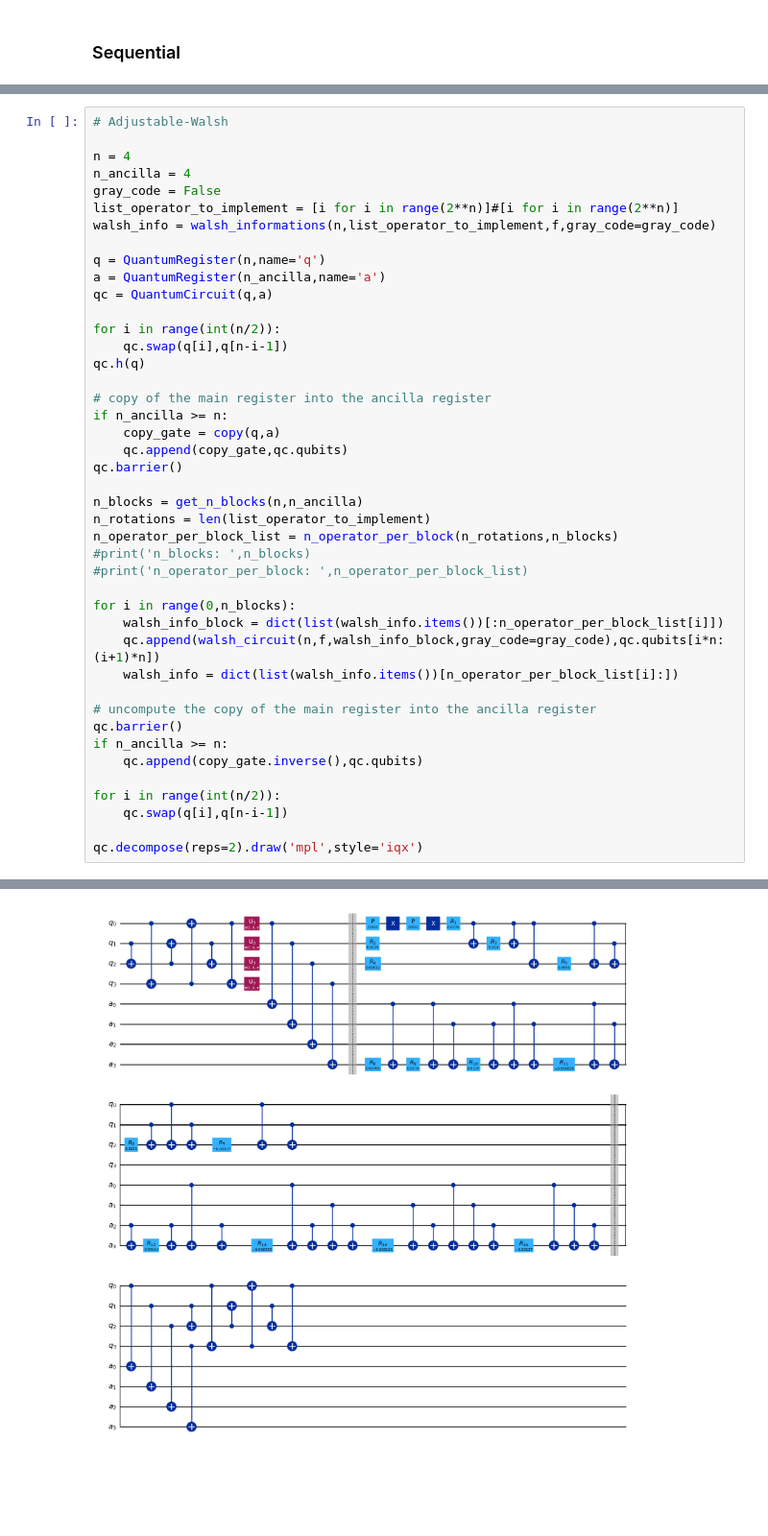
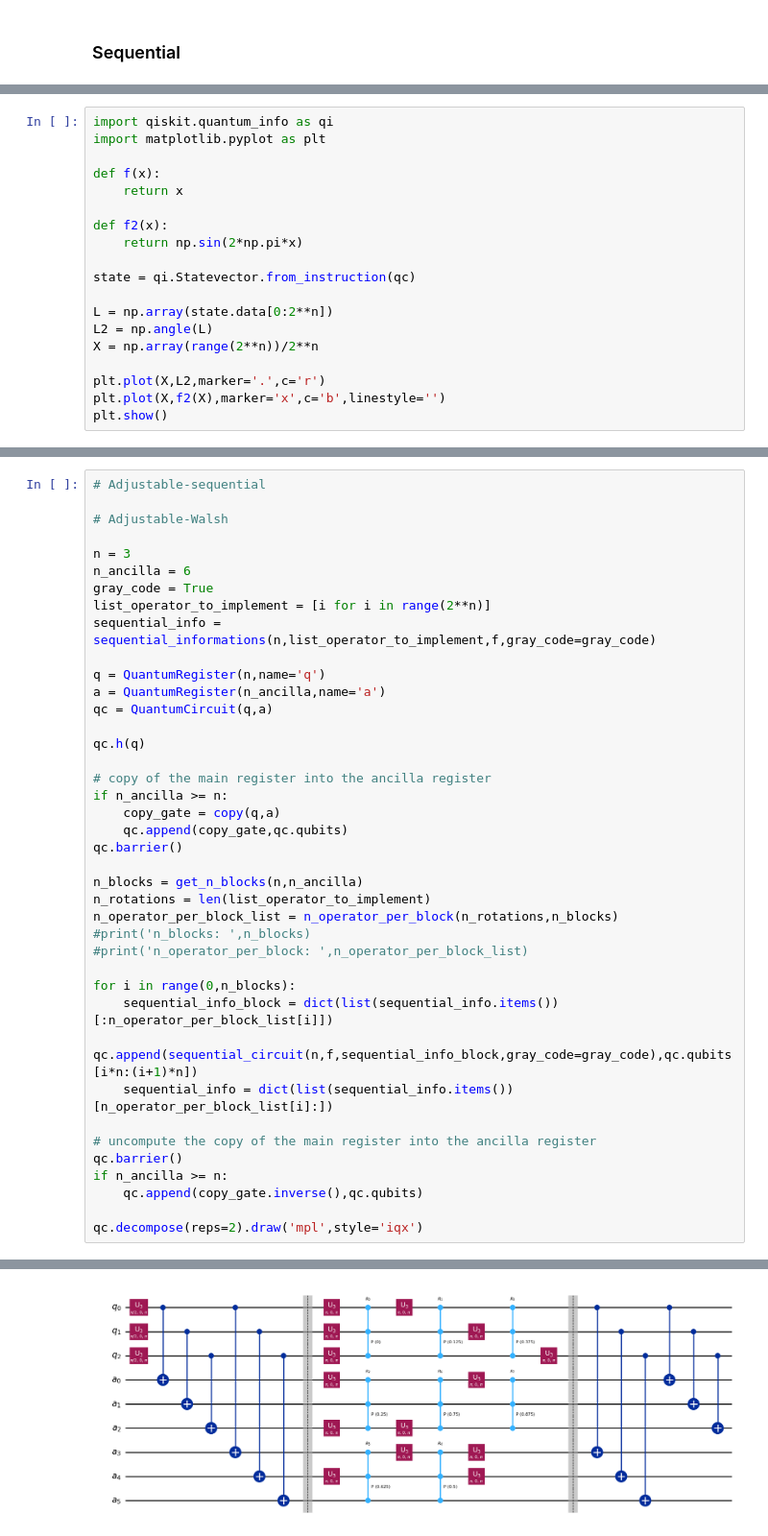
Before and after one commit to ugo-nzongani/Adjustable-depth-quantum-circuit-for-diagonal-unitary-and-QSP, a Jupyter notebook: zylberman_nzongani.ipynb, the cells around one changed output, grey strips where cells are left out. Shown at 96% size. Saved outputs shown, nothing was run; the diff lists cells and outputs as text; blank space fills up the shorter version.

```diff
--- a/zylberman_nzongani.ipynb
+++ b/zylberman_nzongani.ipynb
@@ -481,0 +420,19 @@ qc.decompose(reps=1).draw('mpl',style='iqx')
+# %%
+import qiskit.quantum_info as qi
+import matplotlib.pyplot as plt
+
+def f(x):
+    return x
+
+def f2(x):
+    return np.sin(2*np.pi*x)
+
+state = qi.Statevector.from_instruction(qc)
+
+L = np.array(state.data[0:2**n])
+L2 = np.angle(L)
+X = np.array(range(2**n))/2**n
+
+plt.plot(X,L2,marker='.',c='r')
+plt.plot(X,f2(X),marker='x',c='b',linestyle='')
+plt.show()
@@ -482,18 +441,18 @@ qc.decompose(reps=1).draw('mpl',style='iqx')
 # %%
+# Adjustable-sequential
+
 # Adjustable-Walsh
 
-n = 4
-n_ancilla = 4
-gray_code = False
-list_operator_to_implement = [i for i in range(2**n)]#[i for i in range(2**n)]
-walsh_info = walsh_informations(n,list_operator_to_implement,f,gray_code=gray_code)
+n = 3
+n_ancilla = 6
+gray_code = True
+list_operator_to_implement = [i for i in range(2**n)]
+sequential_info = sequential_informations(n,list_operator_to_implement,f,gray_code=gray_code)
 
 q = QuantumRegister(n,name='q')
 a = QuantumRegister(n_ancilla,name='a')
 qc = QuantumCircuit(q,a)
 
-for i in range(int(n/2)):
-    qc.swap(q[i],q[n-i-1])
 qc.h(q)
 
 # copy of the main register into the ancilla register
@@ -509,17 +468,14 @@ n_operator_per_block_list = n_operator_per_block(n_rotations,n_blocks)
 #print('n_operator_per_block: ',n_operator_per_block_list)
 
 for i in range(0,n_blocks):
-    walsh_info_block = dict(list(walsh_info.items())[:n_operator_per_block_list[i]])
-    qc.append(walsh_circuit(n,f,walsh_info_block,gray_code=gray_code),qc.qubits[i*n:(i+1)*n])
-    walsh_info = dict(list(walsh_info.items())[n_operator_per_block_list[i]:])
+    sequential_info_block = dict(list(sequential_info.items())[:n_operator_per_block_list[i]])
+    qc.append(sequential_circuit(n,f,sequential_info_block,gray_code=gray_code),qc.qubits[i*n:(i+1)*n])
+    sequential_info = dict(list(sequential_info.items())[n_operator_per_block_list[i]:])
 
 # uncompute the copy of the main register into the ancilla register
 qc.barrier()
 if n_ancilla >= n:
     qc.append(copy_gate.inverse(),qc.qubits)
 
-for i in range(int(n/2)):
-    qc.swap(q[i],q[n-i-1])
-
 qc.decompose(reps=2).draw('mpl',style='iqx')
 # %% [output]
@@ -528,4 +482,4 @@ qc.decompose(reps=2).draw('mpl',style='iqx')
-[figure, old version]
+[figure, new version]
 # %%
 import qiskit.quantum_info as qi
 import matplotlib.pyplot as plt
```
Also changed, not shown: parts of 32 cells of this notebook.
